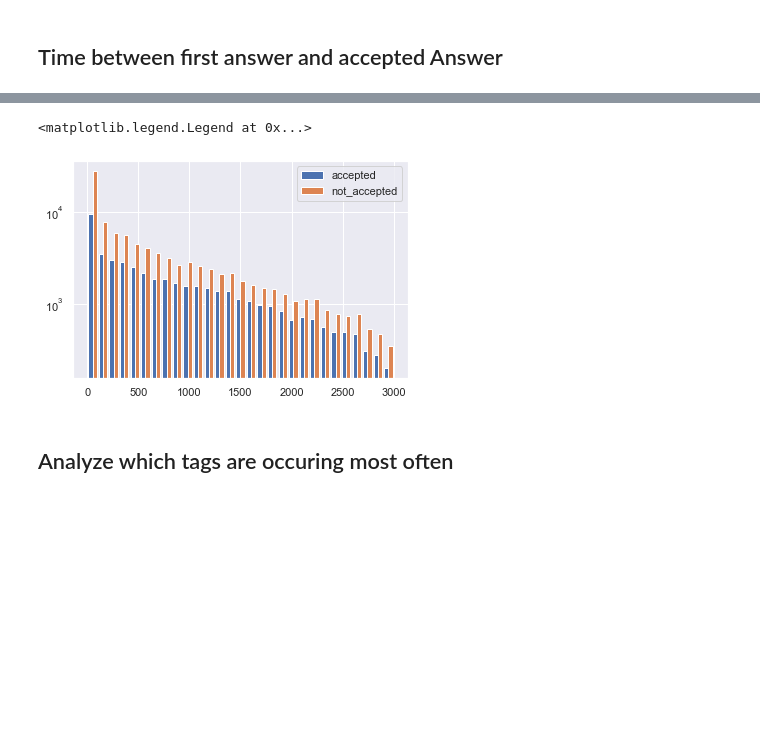
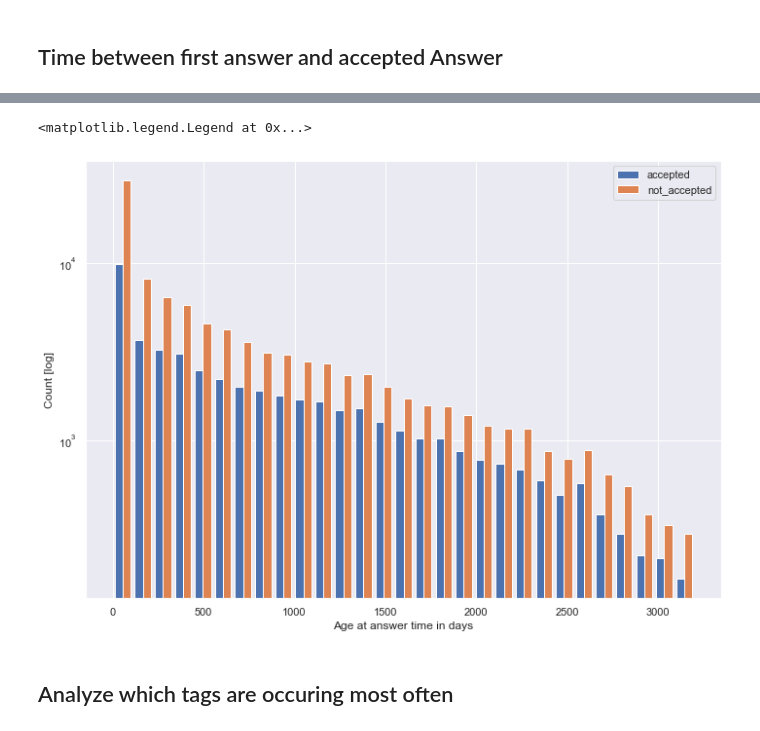
Before and after one commit to elvisnava/DSLab-StackOverflow, a Jupyter notebook: data-exploration/1_Overview.ipynb, the cells around one changed output, grey strips where cells are left out. Cells and saved outputs as stored; diff of their text form; code cells hidden in the pictures; blank space fills up the shorter version.

```diff
--- a/data-exploration/1_Overview.ipynb
+++ b/data-exploration/1_Overview.ipynb
@@ -189,7 +184,7 @@ def extend_df_with_timebins(df, colname):
 first_to_accepted_with_bins = extend_df_with_timebins(first_to_accepted_answer, "first_ans_to_accepted_ans")
 #first_to_accepted_with_bins
 # %%
-
+sns.set(rc={'figure.figsize':(11.7,8.27)})
 sns.countplot(x="first_ans_to_accepted_ans_bin",
               data=first_to_accepted_with_bins,
               order=['same', '<1 hour', '<1 day', '<1 week', '<1 month', '<1 year', '>1 year', 'never']).set_title('Time from first answer to accepted answer')
@@ -234,16 +218,18 @@ user_age_at_answer_times[user_age_at_answer_times.user_age_at_answer_time > pd.T
 # %%
 user_age_in_days = user_age_at_answer_times.user_age_at_answer_time / pd.Timedelta('1 day')
 question_age_in_days = user_age_at_answer_times.age_of_question / pd.Timedelta('1 day')
 
 user_age_accepted = user_age_in_days[user_age_at_answer_times.accepted]
 user_age_not_accepted = user_age_in_days[np.invert(user_age_at_answer_times.accepted)]
 
-_ = plt.hist([user_age_accepted, user_age_not_accepted], bins=np.linspace(0, 3000, 30), label=['accepted', 'not_accepted'], log=True)
+_ = plt.hist([user_age_accepted, user_age_not_accepted], bins=np.linspace(0, 3200, 30), label=['accepted', 'not_accepted'], log=True)
+plt.xlabel("Age at answer time in days")
+plt.ylabel("Count [log]")
 plt.legend()
 # plt.scatter(x=question_age_in_days, y=user_age_in_days)
 # %% [output]
 <matplotlib.legend.Legend at 0x...>
-[figure, old version]
+[figure, new version]
 # %% [markdown]
 ## Analyze which tags are occuring most often
 # %%
```
Also changed, not shown: parts of 5 cells of this notebook, 1 other file.
